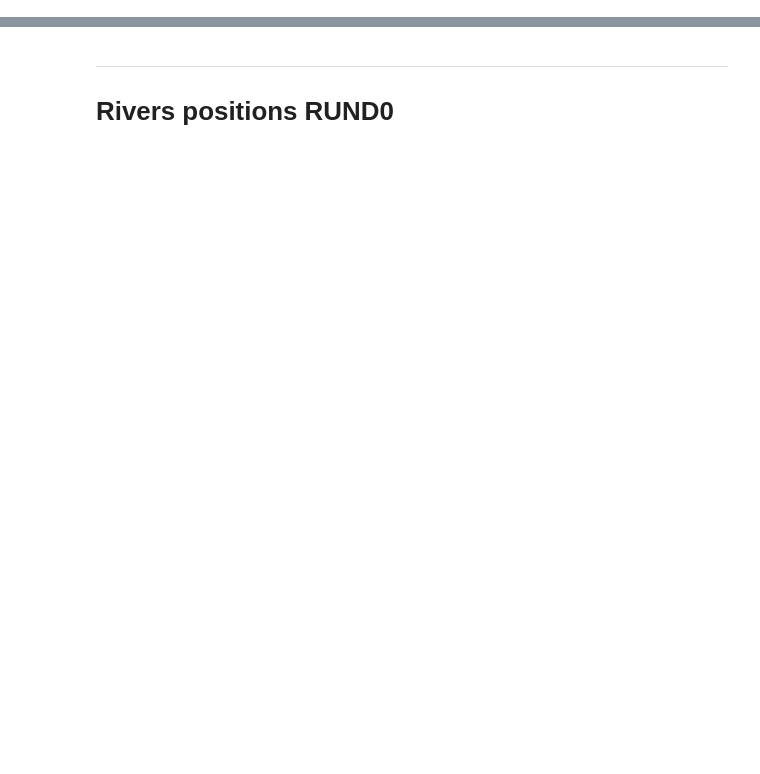
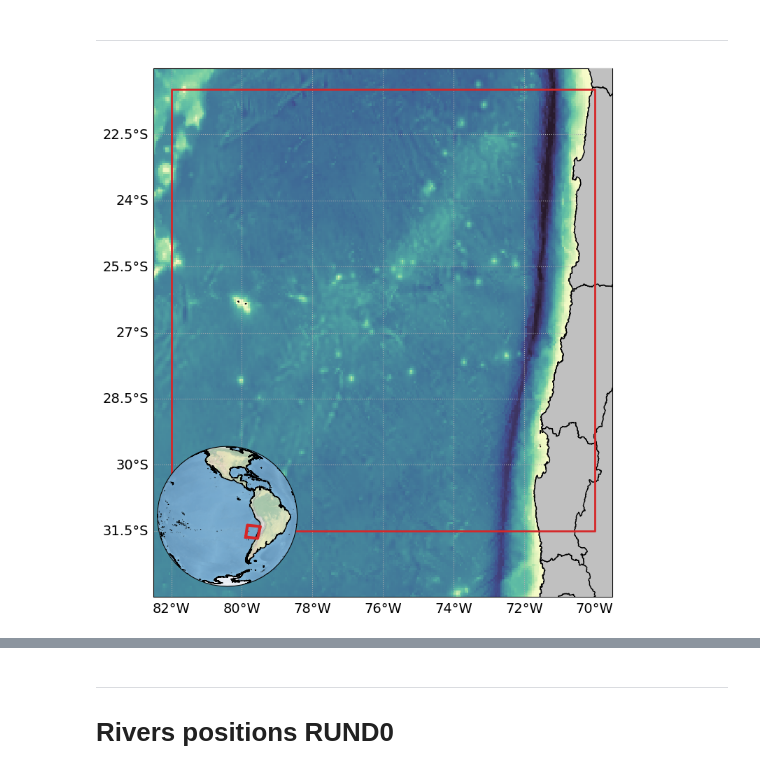
Before and after one commit to lucasglasner/CROCOSIMS, a Jupyter notebook: SIMSEQUIA/grids.ipynb, the cells around one changed output, grey strips where cells are left out. Saved outputs shown, nothing was run; the diff lists cells and outputs as text; code cells hidden in the pictures; blank space fills up the shorter version.

Commit message:
update rund1

```diff
--- a/SIMSEQUIA/grids.ipynb
+++ b/SIMSEQUIA/grids.ipynb
@@ -12,0 +16,52 @@ from utils import croco_sellonlatbox
+# %%
+gebco = xr.open_dataset('~/storage/GEBCO_2021_0.05x0.05.nc').sel(lon=slice(250,290), lat=slice(-45,-10))
+gebco = -gebco.where(gebco.elevation<0)
+# %% [markdown]
+---
+# %%
+def plot_bbox(ax,lonmin,lonmax,latmin,latmax, **kwargs):
+    ax.plot([lonmin,lonmax,lonmax,lonmin,lonmin],
+            [latmin,latmin,latmax,latmax,latmin],
+            **kwargs)
+# %%
+ncchilegrid = xr.open_dataset('../ncchile_grd.nc')
+ncchilegrid.coords['lat_rho'] = ncchilegrid.lat_rho
+ncchilegrid.coords['lon_rho'] = ncchilegrid.lon_rho
+
+rund0grid = xr.open_dataset('/home/lucasg/storage/SEQUIA/crocod0_grd.nc').load()
+rund0grid.coords['lat_rho'] = rund0grid.lat_rho
+rund0grid.coords['lon_rho'] = rund0grid.lon_rho
+
+rund1grid = xr.open_dataset('/home/lucasg/storage/SEQUIA/crocod1_grd.nc').load()
+rund1grid.coords['lat_rho'] = rund1grid.lat_rho
+rund1grid.coords['lon_rho'] = rund1grid.lon_rho
+# %%
+import matplotlib.patches as mpatches
+fig = plt.figure(figsize=(10,10), facecolor='w', dpi=100)
+
+plt.rc('font', size=14)
+ax0 = fig.add_subplot(111, projection=ccrs.PlateCarree())
+ax0.set_extent([-82.5,-69.5,-33,-21])
+ax0.add_feature(cf.LAND, color='silver', zorder=10)
+regiones.plot(ax=ax0, zorder=12, color='silver', edgecolor='k', transform=ccrs.PlateCarree())
+gebco.elevation.plot(ax=ax0, add_colorbar=False, cmap=cmocean.cm.deep, transform=ccrs.PlateCarree(), vmin=0, vmax=7.5e3)
+gl = ax0.gridlines(draw_labels=True, linestyle=":")
+gl.right_labels = False
+gl.top_labels   = False
+ax0.set_ylabel('Latitud (°)')
+ax0.set_xlabel('Longitud (°)')
+# ax0.set_yticks(np.arange(-33,-28,1))
+
+ax1 = fig.add_axes([0.19,0.13,0.2,0.22], projection=ccrs.Orthographic(central_longitude=-100, central_latitude=-15))
+ax1.coastlines('10m')
+ax1.stock_img()
+plot_bbox(ax1,-82,-69.5,-31.5,-21.5, transform=ccrs.Geodetic(), color='tab:red', lw=3)
+
+
+
+plot_bbox(ax0, ncchilegrid.lon_rho.min().item(), ncchilegrid.lon_rho.max().item(), ncchilegrid.lat_rho.min().item(), ncchilegrid.lat_rho.max().item(),
+          zorder=20, transform=ccrs.Geodetic(), color='tab:red', lw=2)
+# plot_bbox(ax0, rund0grid.lon_rho.min().item(), rund0grid.lon_rho.max().item(), rund0grid.lat_rho.min().item(), rund0grid.lat_rho.max().item(), zorder=20, transform=ccrs.Geodetic(), color='tab:red')
+# (ncchilegrid.hraw<0).where(ncchilegrid.hraw<0).plot(x='lon_rho', y='lat_rho', ax=ax0, add_colorbar=False, cmap='bone_r')
+# %% [output]
+[figure, added]
```
Also changed, not shown: parts of 7 cells of this notebook, 9 other files.
